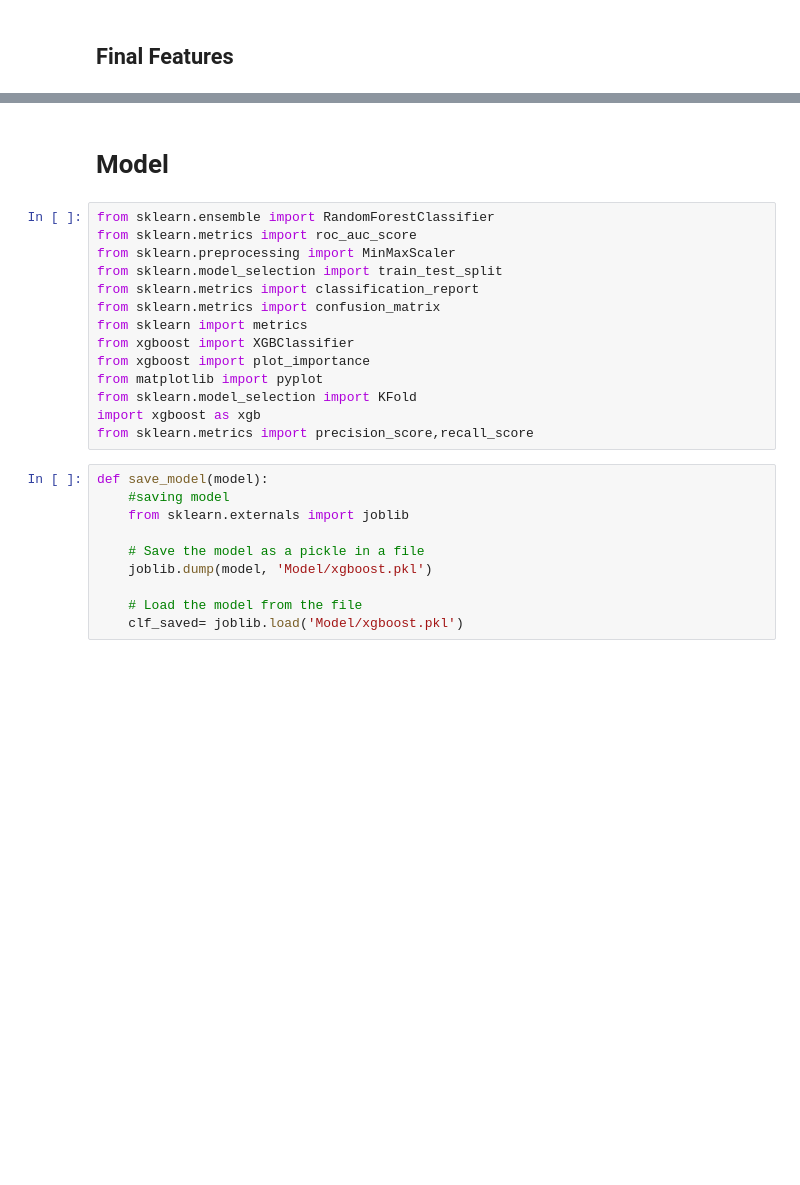
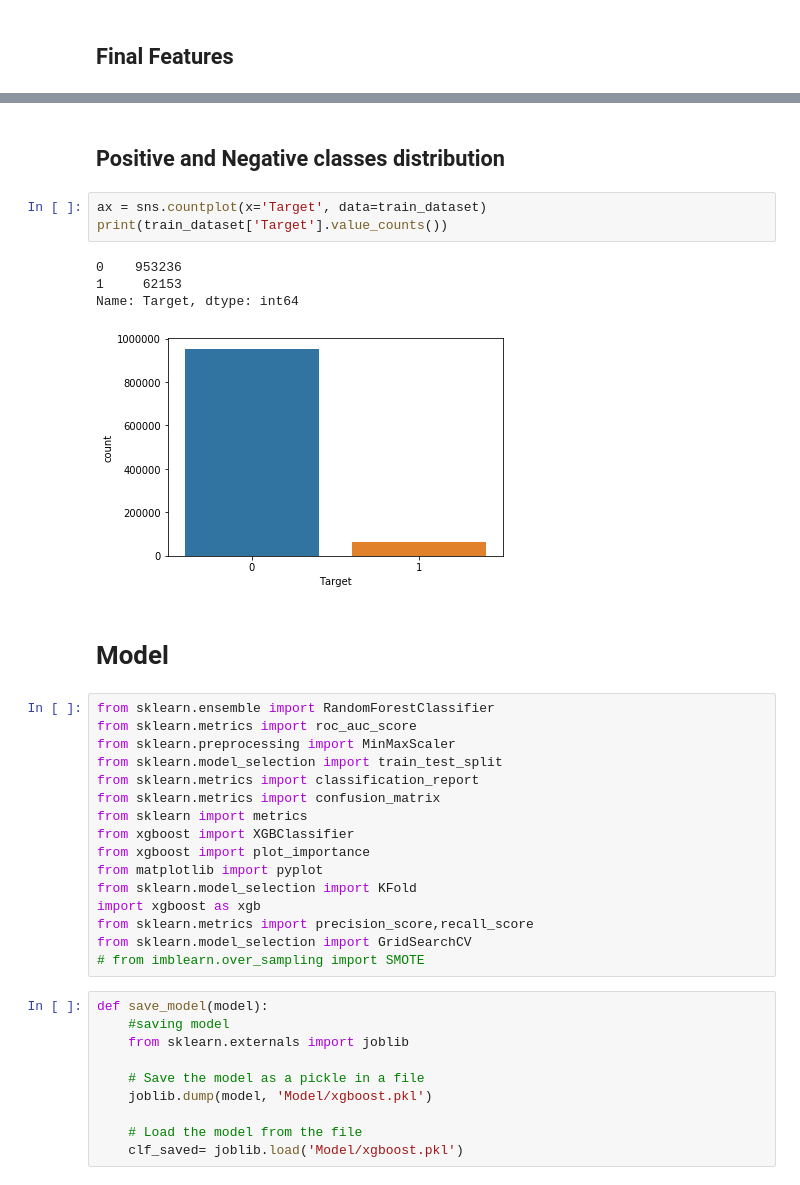
Before and after one commit to mahimaarora/O2O_CouponRedemption, a Jupyter notebook: Approach1/Model.ipynb, the cells around one changed output, grey strips where cells are left out. Saved outputs shown, nothing was run; the diff lists cells and outputs as text; blank space fills up the shorter version.

```diff
--- a/Approach1/Model.ipynb
+++ b/Approach1/Model.ipynb
@@ -83,3 +90,13 @@ Features to be included:37
+# %% [markdown]
+## Positive and Negative classes distribution
+# %%
+ax = sns.countplot(x='Target', data=train_dataset)
+print(train_dataset['Target'].value_counts())
+# %% [output]
+0    953236
+1     62153
+Name: Target, dtype: int64
+[figure, added]
 # %% [markdown]
 # Model
 # %%
@@ -96,6 +113,8 @@ from matplotlib import pyplot
 from sklearn.model_selection import KFold
 import xgboost as xgb
 from sklearn.metrics import precision_score,recall_score
+from sklearn.model_selection import GridSearchCV
+# from imblearn.over_sampling import SMOTE
 # %%
 def save_model(model):
     #saving model
```
Also changed, not shown: parts of 38 cells of this notebook, 6 other files.
